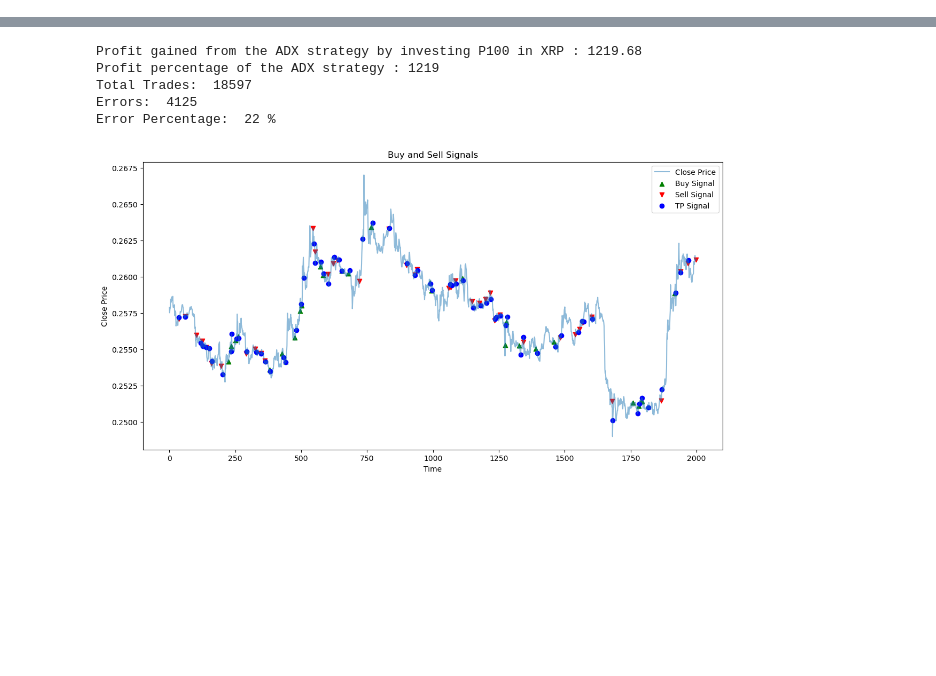
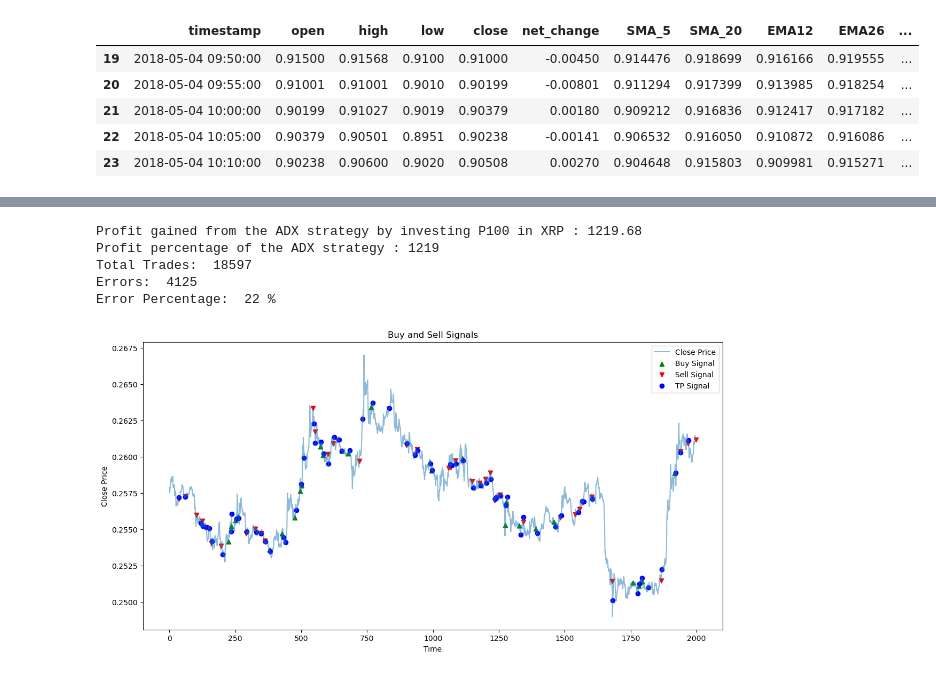
Before and after one commit to mawi-delosreyes/Harvest, a Jupyter notebook: Pilot Notebooks/PilotBot-XRP.ipynb, the cells around one changed output, grey strips where cells are left out. Saved outputs shown, nothing was run; the diff lists cells and outputs as text; code cells hidden in the pictures; blank space fills up the shorter version.

Commit message:
Updated ETL dataset

```diff
--- a/Pilot Notebooks/PilotBot-XRP.ipynb
+++ b/Pilot Notebooks/PilotBot-XRP.ipynb
@@ -9,6 +11,6 @@ pd.set_option('display.max_rows', None)
 # %%
 # Read a CSV file into a DataFrame
-csv_file_path = "../Dataset/XRP_dataset.csv"  # Replace with your CSV file path
+csv_file_path = "../Dataset/XRPUSDT/XRPUSDT_5min.csv"  # Replace with your CSV file path
 xrp_df = pd.read_csv(csv_file_path)
 # %%
 def checkCrossOver(macd, signal_line):
@@ -42,7 +42,8 @@ def getADX(df, period):
     minus_dm = low.diff()
     minus_dm[minus_dm > 0] = 0
 
-    atr = getATR(df, period)
+    tmp_df = df.copy()
+    atr = getATR(tmp_df, period)
 
     plus_di = 100 * (plus_dm.ewm(alpha = 1/period).mean()/atr['atr'])
     minus_di = abs(100 * (minus_dm.ewm(alpha = 1/period).mean() / atr['atr']))
@@ -51,30 +52,38 @@ def getADX(df, period):
     adx = adx.ewm(alpha=1/period).mean()
     return plus_di, minus_di, adx
 # %%
+xrp_df['net_change'] = pd.DataFrame(np.diff(xrp_df['close'], prepend=[0])).rename(columns = {0:'returns'})
+xrp_df['net_change'].iloc[0] = 0
+
+#SMA
+xrp_df['SMA_5'] = xrp_df['close'].rolling(window=5).mean()
+xrp_df['SMA_20'] = xrp_df['close'].rolling(window=20).mean()
+
+#MACD
 xrp_df['EMA12'] = xrp_df['close'].ewm(span=12, adjust=False).mean()
 xrp_df['EMA26'] = xrp_df['close'].ewm(span=26, adjust=False).mean()
 xrp_df['MACD'] = xrp_df['EMA12'] - xrp_df['EMA26']
 xrp_df['Signal_Line'] = xrp_df['MACD'].ewm(span=9, adjust=False).mean()
 
+#ADX
 xrp_df['plus_di'] = pd.DataFrame(getADX(xrp_df, 6)[0]).rename(columns = {0:'plus_di'})
 xrp_df['minus_di'] = pd.DataFrame(getADX(xrp_df, 6)[1]).rename(columns = {0:'minus_di'})
 xrp_df['adx'] = pd.DataFrame(getADX(xrp_df, 6)[2]).rename(columns = {0:'adx'})
+
+xrp_df['sma_cross'] = np.where(xrp_df['SMA_5'] > xrp_df['SMA_20'], 1, -1)
+xrp_df['macd_cross'] = np.where(xrp_df['MACD'] > xrp_df['Signal_Line'], 1, -1)
+
+investment_value = 100
+for i in range(len(xrp_df)):
+    xrp_df.loc[i, 'investment_returns'] = xrp_df.loc[i, 'net_change'] * 100
+
+xrp_df.dropna(inplace = True)
-# %%
-crossover = []
-intersect_list = []
-old_intersection = None
-for index, row in xrp_df.iterrows():
-
-    # Add any additional logic here if needed
-    intersection = checkCrossOver(row['MACD'], row['Signal_Line'])
-    if old_intersection != intersection:
-        intersect_list.append(1)
-    else: intersect_list.append(0)
-
-    old_intersection = intersection
-
-
-    crossover.append(intersection)
-
-xrp_df['crossover'] = crossover
-xrp_df['intersection'] = intersect_list
+# %%
+xrp_df.head()
+# %% [output]
+|  | timestamp | open | high | low | close | net_change | SMA_5 | SMA_20 | EMA12 | EMA26 | ... |
+| 19 | 2018-05-04 09:50:00 | 0.91500 | 0.91568 | 0.9100 | 0.91000 | -0.00450 | 0.914476 | 0.918699 | 0.916166 | 0.919555 | ... |
+| 20 | 2018-05-04 09:55:00 | 0.91001 | 0.91001 | 0.9010 | 0.90199 | -0.00801 | 0.911294 | 0.917399 | 0.913985 | 0.918254 | ... |
+| 21 | 2018-05-04 10:00:00 | 0.90199 | 0.91027 | 0.9019 | 0.90379 | 0.00180 | 0.909212 | 0.916836 | 0.912417 | 0.917182 | ... |
+| 22 | 2018-05-04 10:05:00 | 0.90379 | 0.90501 | 0.8951 | 0.90238 | -0.00141 | 0.906532 | 0.916050 | 0.910872 | 0.916086 | ... |
+| 23 | 2018-05-04 10:10:00 | 0.90238 | 0.90600 | 0.9020 | 0.90508 | 0.00270 | 0.904648 | 0.915803 | 0.909981 | 0.915271 | ... |
```
Also changed, not shown: parts of 9 cells of this notebook.
